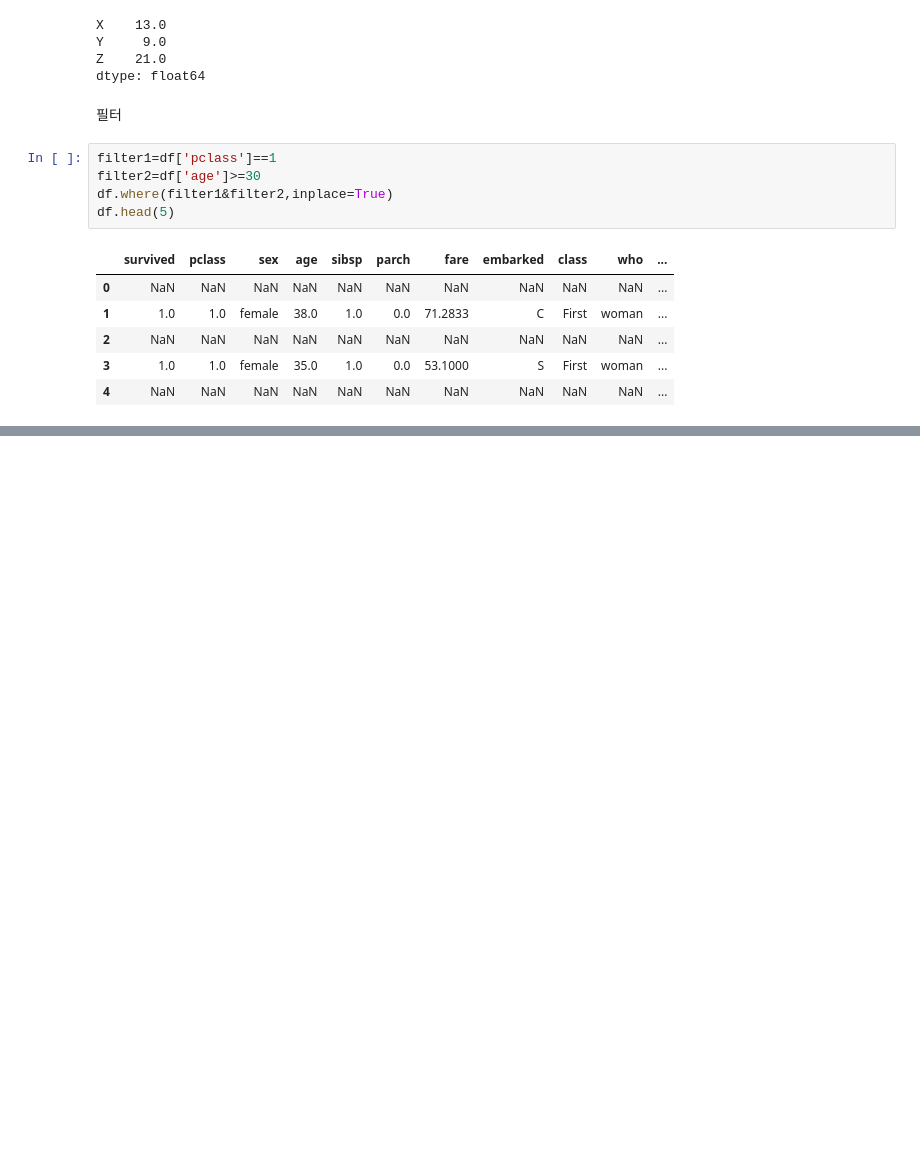
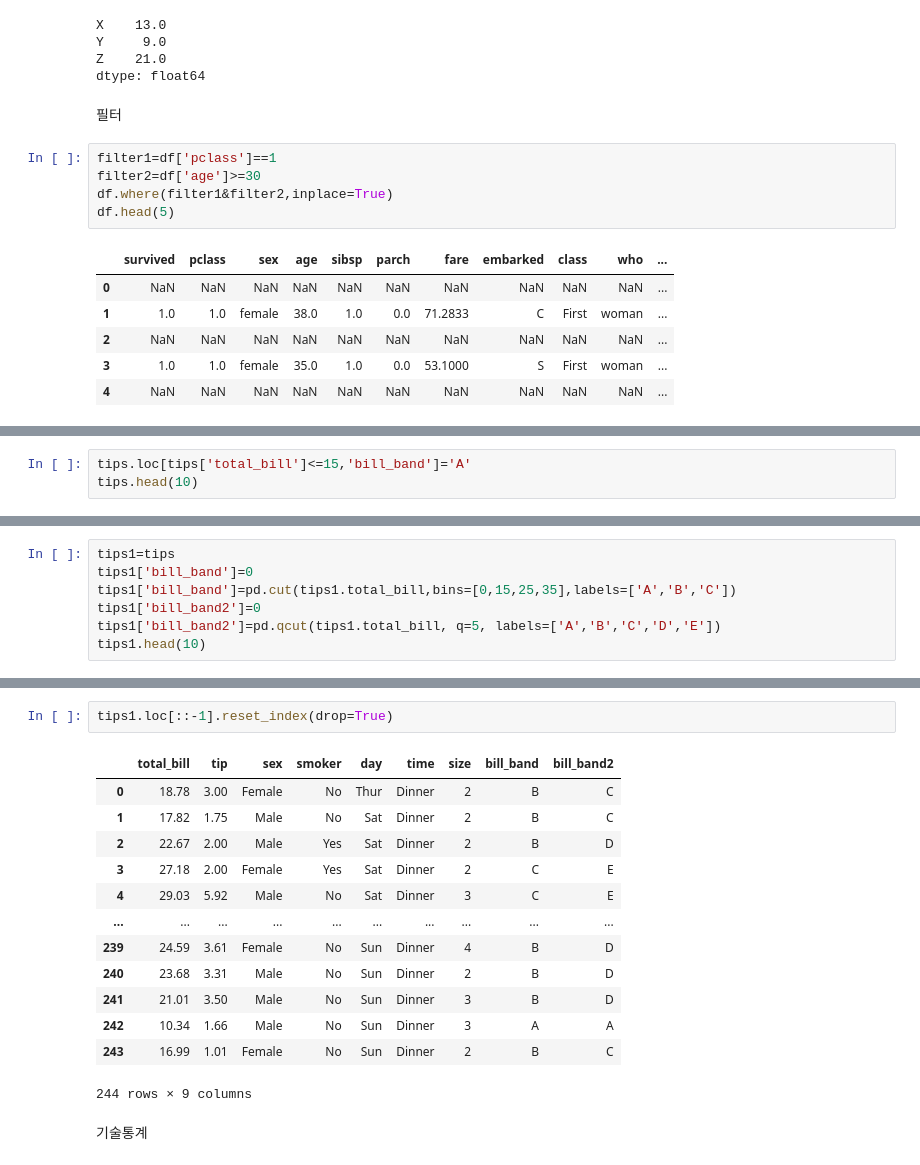
Before and after one commit to lattehauma/-, a Jupyter notebook: 데이터프레임.ipynb, the cells around one changed output, grey strips where cells are left out. Cells and saved outputs as stored; diff of their text form; blank space fills up the shorter version.

```diff
--- a/데이터프레임.ipynb
+++ b/데이터프레임.ipynb
@@ -460,0 +736,3 @@ df.head(5)
+# %%
+tips.loc[tips['total_bill']<=15,'bill_band']='A'
+tips.head(10)
@@ -460,0 +765,7 @@ df.head(5)
+# %%
+tips1=tips
+tips1['bill_band']=0
+tips1['bill_band']=pd.cut(tips1.total_bill,bins=[0,15,25,35],labels=['A','B','C'])
+tips1['bill_band2']=0
+tips1['bill_band2']=pd.qcut(tips1.total_bill, q=5, labels=['A','B','C','D','E'])
+tips1.head(10)
@@ -460,0 +784,18 @@ df.head(5)
+# %%
+tips1.loc[::-1].reset_index(drop=True)
+# %% [output]
+|  | total_bill | tip | sex | smoker | day | time | size | bill_band | bill_band2 |
+| 0 | 18.78 | 3.00 | Female | No | Thur | Dinner | 2 | B | C |
+| 1 | 17.82 | 1.75 | Male | No | Sat | Dinner | 2 | B | C |
+| 2 | 22.67 | 2.00 | Male | Yes | Sat | Dinner | 2 | B | D |
+| 3 | 27.18 | 2.00 | Female | Yes | Sat | Dinner | 2 | C | E |
+| 4 | 29.03 | 5.92 | Male | No | Sat | Dinner | 3 | C | E |
+| ... | ... | ... | ... | ... | ... | ... | ... | ... | ... |
+| 239 | 24.59 | 3.61 | Female | No | Sun | Dinner | 4 | B | D |
+| 240 | 23.68 | 3.31 | Male | No | Sun | Dinner | 2 | B | D |
+| 241 | 21.01 | 3.50 | Male | No | Sun | Dinner | 3 | B | D |
+| 242 | 10.34 | 1.66 | Male | No | Sun | Dinner | 3 | A | A |
+| 243 | 16.99 | 1.01 | Female | No | Sun | Dinner | 2 | B | C |
+244 rows × 9 columns
+# %% [markdown]
+기술통계
```
Also changed, not shown: parts of 31 cells of this notebook.
